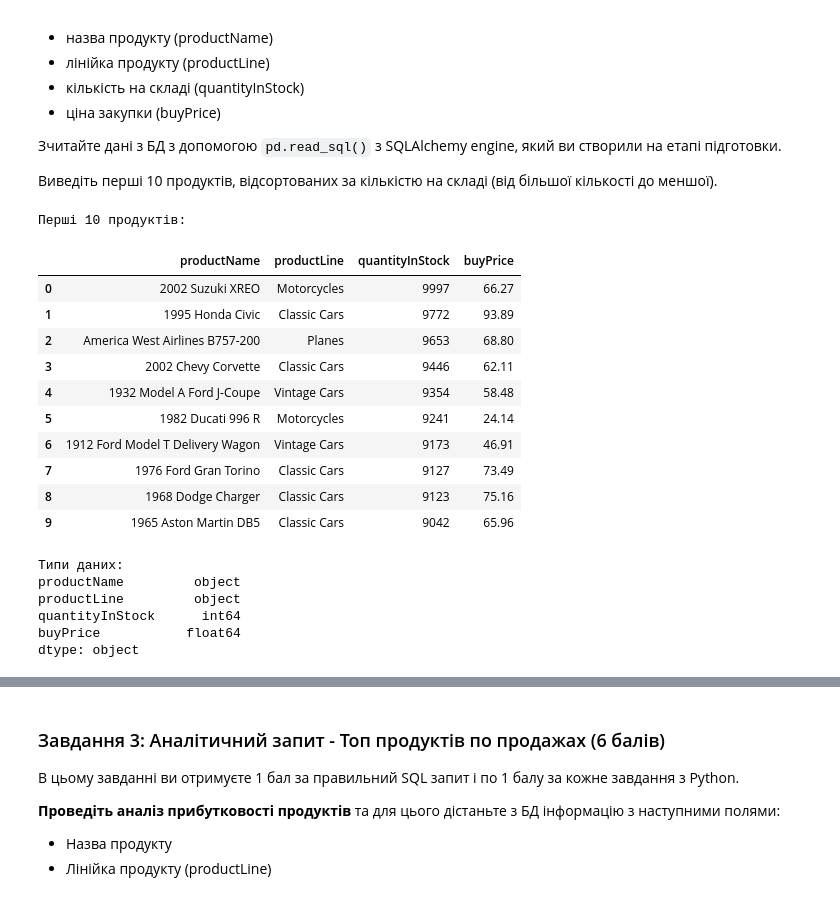
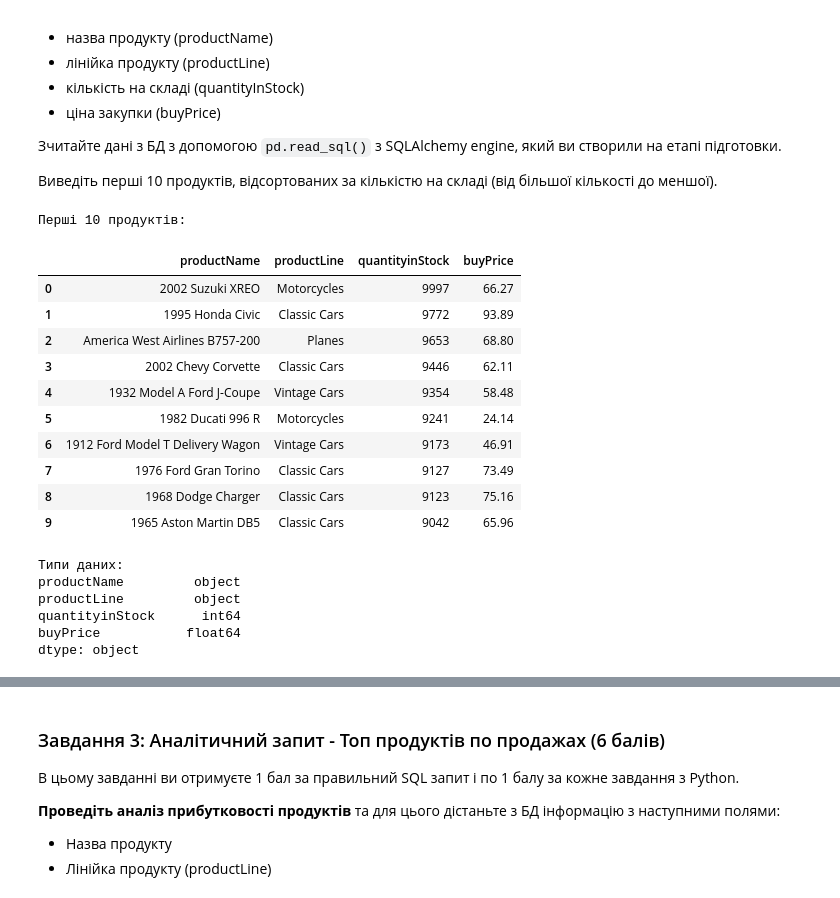
Before and after one commit to Minalva/python-for-DATA-LOVE, a Jupyter notebook: Copy_of_HW_12_1_Інтеграція_Python_та_SQL_запити_даних.ipynb, the cells around one changed output, grey strips where cells are left out. Cells and saved outputs as stored; diff of their text form; code cells hidden in the pictures.

```diff
--- a/Copy_of_HW_12_1_Інтеграція_Python_та_SQL_запити_даних.ipynb
+++ b/Copy_of_HW_12_1_Інтеграція_Python_та_SQL_запити_даних.ipynb
@@ -158,16 +155,18 @@ engine = create_connection()
 
 Виведіть перші 10 продуктів, відсортованих за кількістю на складі (від більшої кількості до меншої).
 # %%
-# Найпростіший спосіб - pandas з SQLAlchemy engine
-simple_query = "SELECT productName, productLine, quantityInStock, buyPrice FROM products  ORDER BY quantityInStock DESC LIMIT 10"
+simple_query = "SELECT productName, productLine, quantityinStock, buyPrice " \
+"FROM products " \
+"ORDER BY quantityinStock DESC " \
+"LIMIT 10"
 df_classicmodels = pd.read_sql(simple_query, engine)
 
 print("Перші 10 продуктів:")
 display(df_classicmodels)
 print(f"\nТипи даних:\n{df_classicmodels.dtypes}")
 # %% [output]
 Перші 10 продуктів:
-|  | productName | productLine | quantityInStock | buyPrice |
+|  | productName | productLine | quantityinStock | buyPrice |
 | 0 | 2002 Suzuki XREO | Motorcycles | 9997 | 66.27 |
 | 1 | 1995 Honda Civic | Classic Cars | 9772 | 93.89 |
 | 2 | America West Airlines B757-200 | Planes | 9653 | 68.80 |
@@ -181,6 +180,6 @@ print(f"\nТипи даних:\n{df_classicmodels.dtypes}")
 Типи даних:
 productName         object
 productLine         object
-quantityInStock      int64
+quantityinStock      int64
 buyPrice           float64
 dtype: object
```
Also changed, not shown: parts of 15 cells of this notebook.
